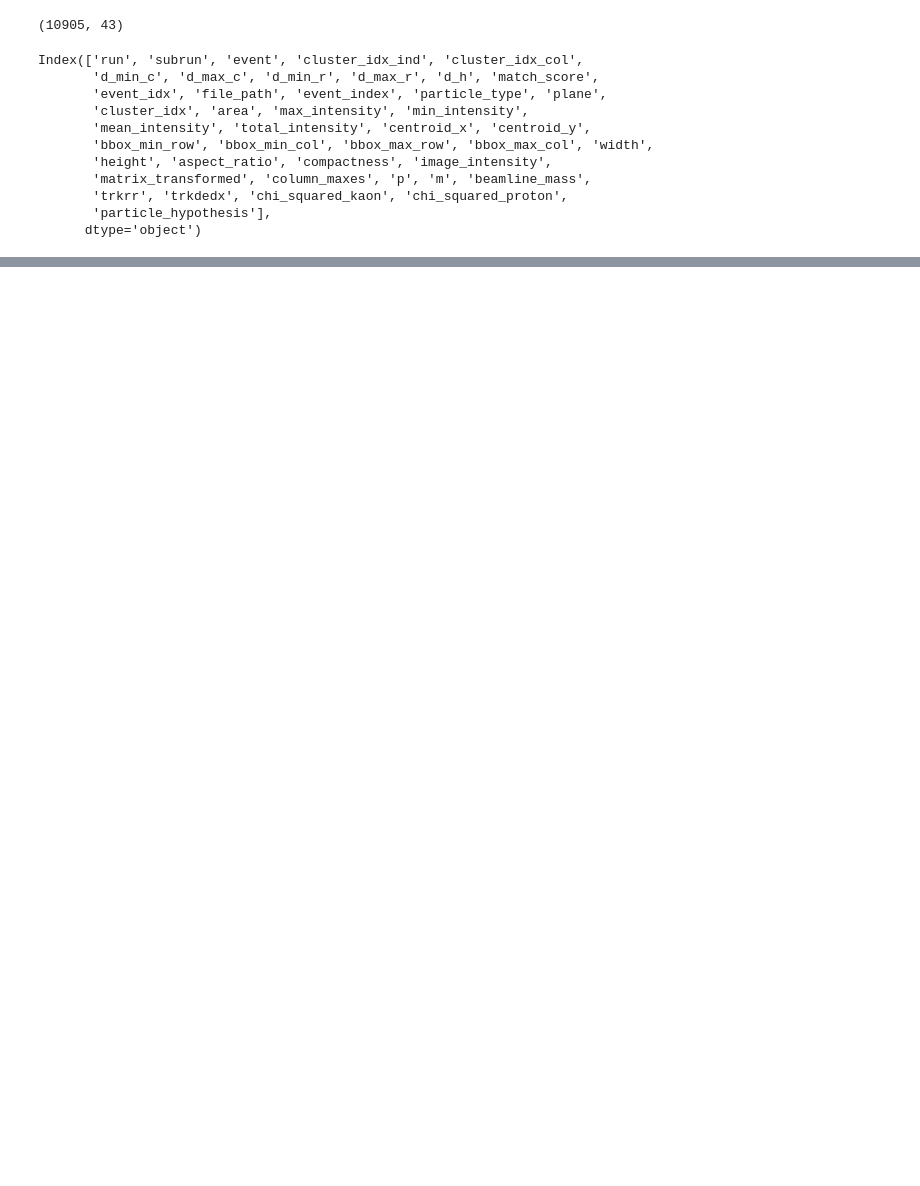
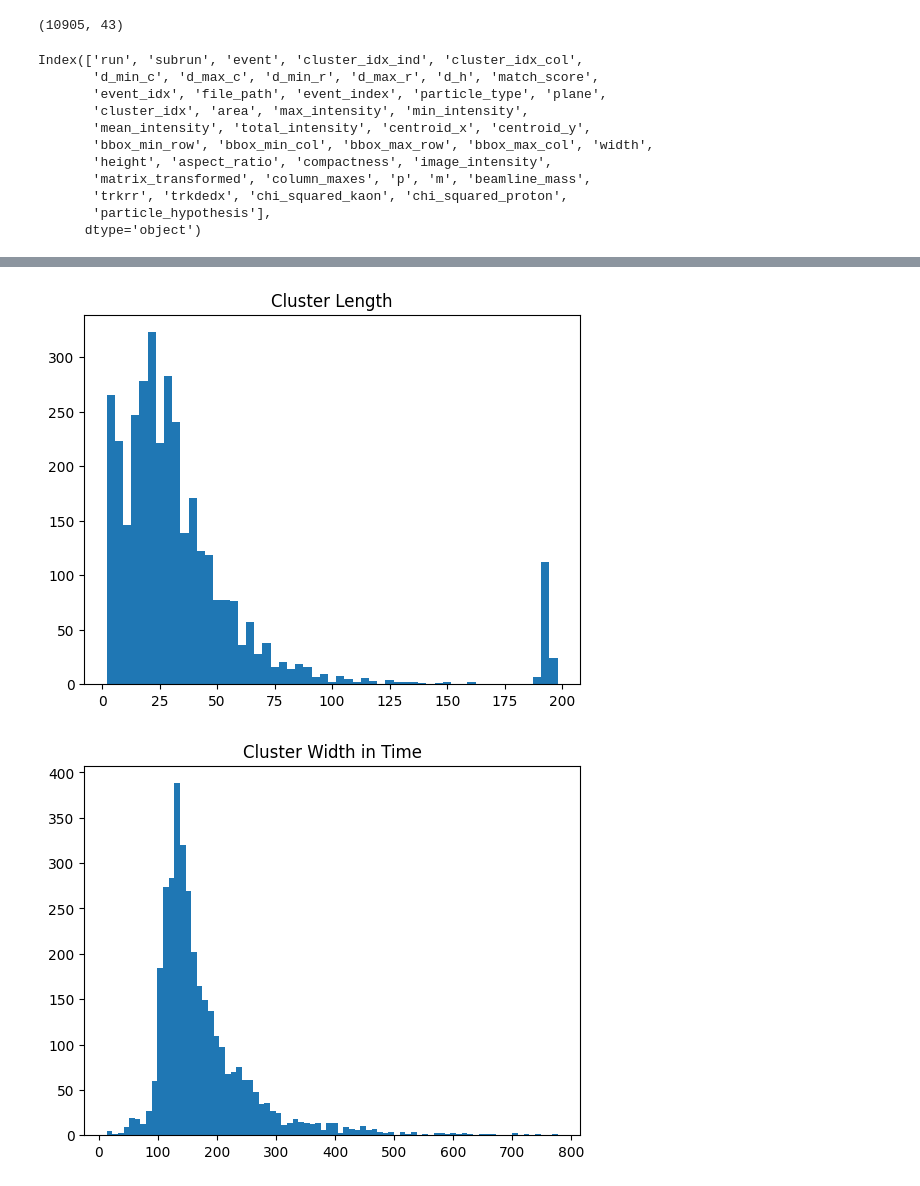
Before and after one commit to mohummudh/proton-deuteron, a Jupyter notebook: kaons/chi2.ipynb, the cells around one changed output, grey strips where cells are left out. Drawn from its saved outputs; the diff is of its cells as text; code cells hidden in the pictures; blank space fills up the shorter version.

```diff
--- a/kaons/chi2.ipynb
+++ b/kaons/chi2.ipynb
@@ -270,0 +282,2 @@ ind.to_pickle('/Volumes/easystore/proton-deuteron/col&ind/chi-ind.pkl')
+# %%
+anomaly = col[(col['particle_type']=='proton') & (col['chi_squared_proton'] > 1.1) & (col['chi_squared_proton'] < 4)]
@@ -270,0 +308,11 @@ ind.to_pickle('/Volumes/easystore/proton-deuteron/col&ind/chi-ind.pkl')
+# %%
+plt.hist(anomaly['height'], bins='auto')
+plt.title('Cluster Length')
+plt.show()
+
+plt.hist(anomaly['width'], bins='auto')
+plt.title('Cluster Width in Time')
+plt.show()
+# %% [output]
+[figure, added]
+[figure, added]
```
Also changed, not shown: parts of 8 cells of this notebook, 3 other files.
